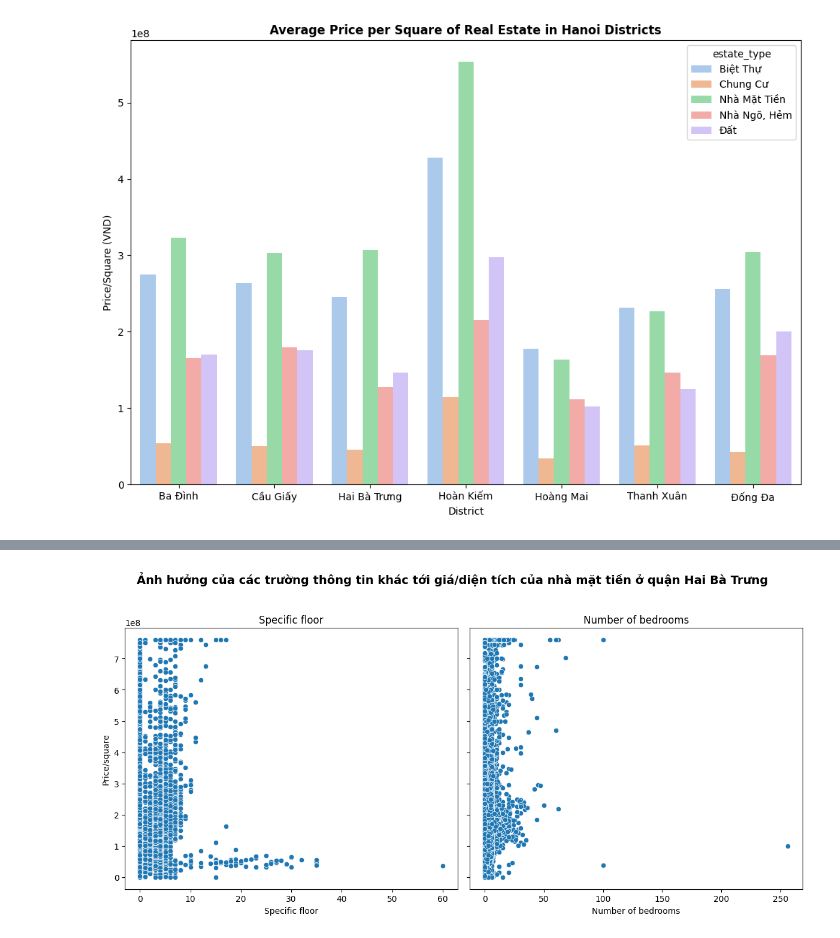
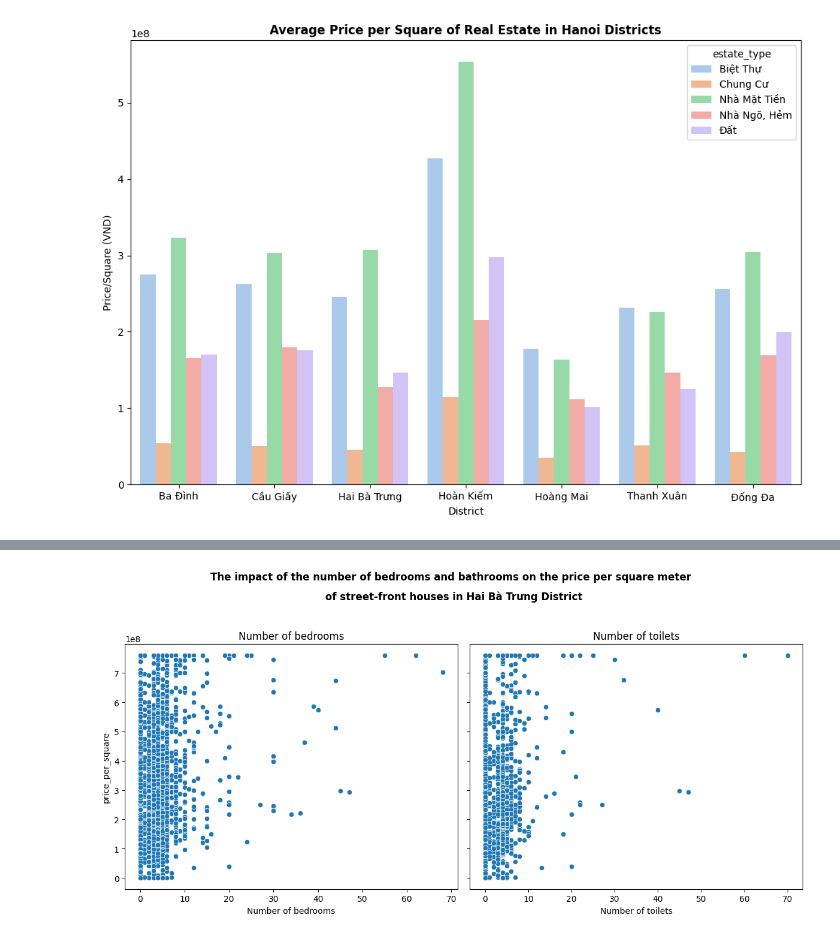
Before and after one commit to ains-ley/Hanoi-Real-Estate-Price-Analysis, a Jupyter notebook: notebook/bdshn.ipynb, the cells around one changed output, grey strips where cells are left out. Drawn from its saved outputs; the diff is of its cells as text; code cells hidden in the pictures.

```diff
--- a/notebook/bdshn.ipynb
+++ b/notebook/bdshn.ipynb
@@ -157,4 +168,5 @@ def clean_address(address):
     return address
 
 df['address'] = df['address'].apply(clean_address)
-df['address']
+
+df = df[df['address'].str.contains('Hà Nội', na=False)]
@@ -175,13 +174,13 @@ Name: address, Length: 142463, dtype: object
 ## Extract district from address column
 import re
 
-df['district'] = df['address'].str.extract(r'(Quận[^,]*|Huyện[^,]*|Thị Xã[^,]*)')
+df['district'] = df['address'].str.extract(r'(Quận[^,]*|Huyện[^,]*|Thị Xã[^,]*|Thị xã[^,]*)')
 
 # Clean up redundant mentions of 'Quận Quận' or 'Huyện Huyện'
-df['district'] = df['district'].str.replace(r'(Quận|Huyện|Thị Xã)\s+', '', regex=True)
+df['district'] = df['district'].str.replace(r'(Quận|Huyện|Thị Xã|Thị xã)\s+', '', regex=True)
 
 # Remove trailing info after 'Hà Nội', 'HN', 'Phố', 'Đường', and other unwanted information
-df['district'] = df['district'].str.replace(r' - Hn.*| - Hà Nội.*| Phố.*| Đường.*| Xã.*|,.*', '', regex=True)
+df['district'] = df['district'].str.replace(r' - Hn.*| - Hà Nội.*| Phố.*| Đường.*| Xã.*| xã.*,.*', '', regex=True)
 
 # Define the list of valid district names in Hanoi
 valid_districts = [
@@ -284,0 +234,11 @@ Name: count, Length: 453, dtype: int64
+# %%
+# Manually insert district values into specific rows
+df.loc[92547, 'district'] = 'Hoàn Kiếm'  # Based on address info
+df.loc[92579, 'district'] = 'Hoàn Kiếm'
+df.loc[173607, 'district'] = 'Cầu Giấy'
+df.loc[173623, 'district'] = 'Cầu Giấy'
+df.loc[175081, 'district'] = 'Hoàn Kiếm'
+df.loc[179299, 'district'] = 'Hoàn Kiếm'
+
+# Verify changes
+df.loc[[92547, 92579, 173607, 173623, 175081, 179299], ['address', 'district']]
@@ -734,25 +702,26 @@ KeyError: 'year'
 # %%
-df_hbt = df[df['district'] == 'Hai Bà Trưng']
+# Filter floors to only include reasonable values
+df_hbt_filtered = df[(df['district'] == 'Hai Bà Trưng') & (df['estate_type'] == 'Nhà Mặt Tiền')]
 
-# Create a figure with two subplots
+# Create a figure with two subplots for bedrooms and toilets
 fig, axes = plt.subplots(1, 2, figsize=(12, 6), sharey=True)
 
-# Scatter plot for price/square vs. number of floors
-sns.scatterplot(x='specific_floor', y='price_per_square', data=df_hbt, ax=axes[0])
-axes[0].set_title('Specific floor')
-axes[0].set_xlabel('Specific floor')
-axes[0].set_ylabel('Price/square')
+# Scatter plot for price/square vs. number of bedrooms
+sns.scatterplot(x='bedrooms', y='price_per_square', data=df_hbt_filtered, ax=axes[0])
+axes[0].set_title('Number of bedrooms')
+axes[0].set_xlabel('Number of bedrooms')
 
-# Scatter plot for price/square vs. number of bedrooms
-sns.scatterplot(x='bedrooms', y='price_per_square', data=df_hbt, ax=axes[1])
-axes[1].set_title('Number of bedrooms')
-axes[1].set_xlabel('Number of bedrooms')
+# Scatter plot for price/square vs. number of toilets
+sns.scatterplot(x='toilets', y='price_per_square', data=df_hbt_filtered, ax=axes[1])
+axes[1].set_title('Number of toilets')
+axes[1].set_xlabel('Number of toilets')
+axes[1].set_ylabel('price/square')
 
 # Add a main title to the figure
-fig.suptitle('Ảnh hưởng của các trường thông tin khác tới giá/diện tích của nhà mặt tiền ở quận Hai Bà Trưng', fontsize=14, fontweight='bold')
+fig.suptitle('The impact of the number of bedrooms and bathrooms on the price per square meter \n of street-front houses in Hai Bà Trưng District',
+              fontsize=12, fontweight='bold', linespacing=2)
 
-# Show the plot
-plt.tight_layout(rect=[0, 0, 1, 0.95])  # Adjust layout to make room for the title
+plt.tight_layout(rect=[0, 0, 1, 0.95])
 plt.show()
 # %% [output]
-[figure, old version]
+[figure, new version]
```
Also changed, not shown: parts of 24 cells of this notebook.
